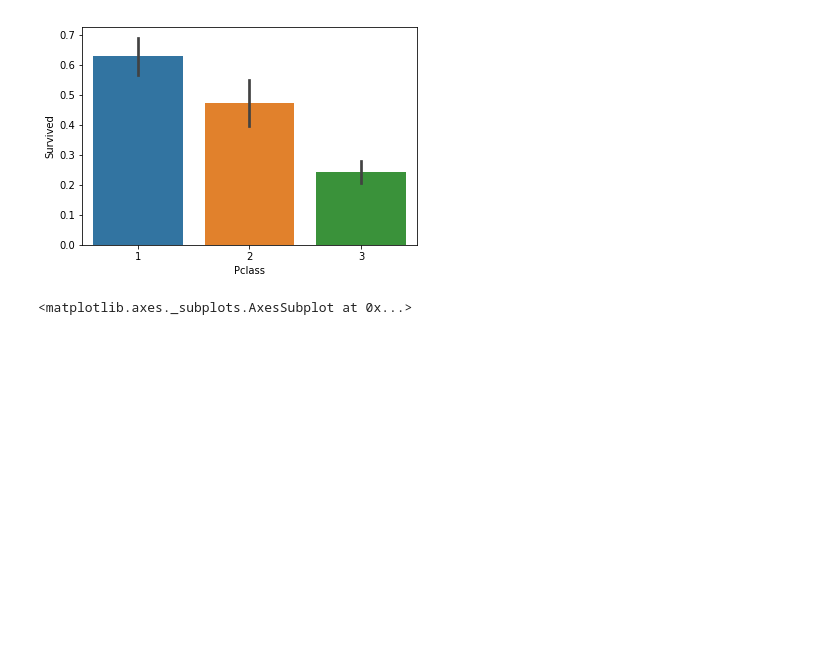
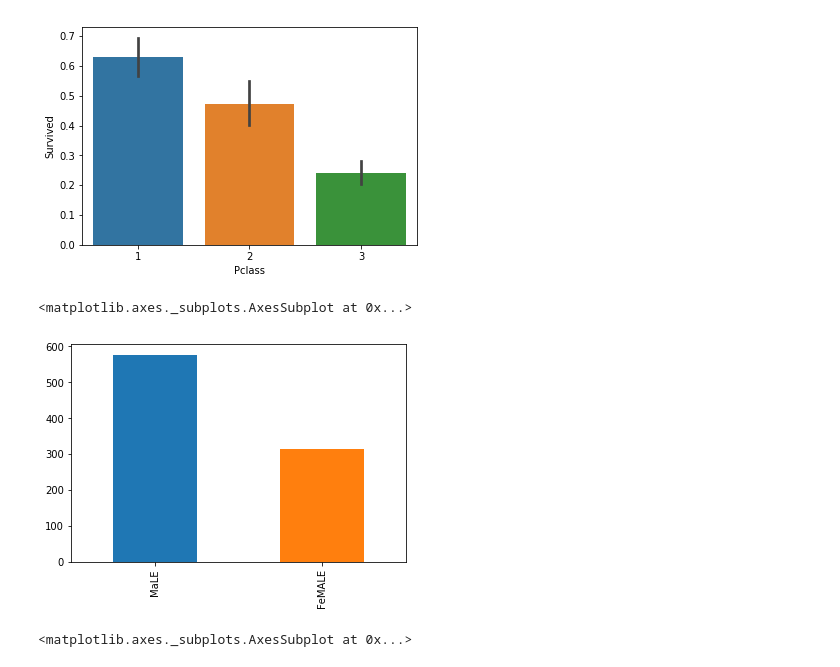
Before and after one commit to pyro-bot/AI_1, a Jupyter notebook: лабы_решения/1562_2/Савельев Д.В/Lab3/Lab3.ipynb, the cells around one changed output. Drawn from its saved outputs; the diff is of its cells as text; code cells hidden in the pictures; blank space fills up the shorter version.

```diff
--- a/лабы_решения/1562_2/Савельев Д.В/Lab3/Lab3.ipynb
+++ b/лабы_решения/1562_2/Савельев Д.В/Lab3/Lab3.ipynb
@@ -155,5 +156,10 @@ sns.barplot(y="Survived", x="Pclass", data=df)#график
 # %% [output]
 <matplotlib.axes._subplots.AxesSubplot at 0x...>
 [figure]
+# %%
+df['Sex'].value_counts().plot(kind = 'bar')#Видим сколько всего женщин и мужчин на корабле
+# %% [output]
+<matplotlib.axes._subplots.AxesSubplot at 0x...>
+[figure, added]
 # %%
 sns.barplot(y="Survived", x="Sex", data=df)
```
Also changed, not shown: parts of 11 cells of this notebook.
